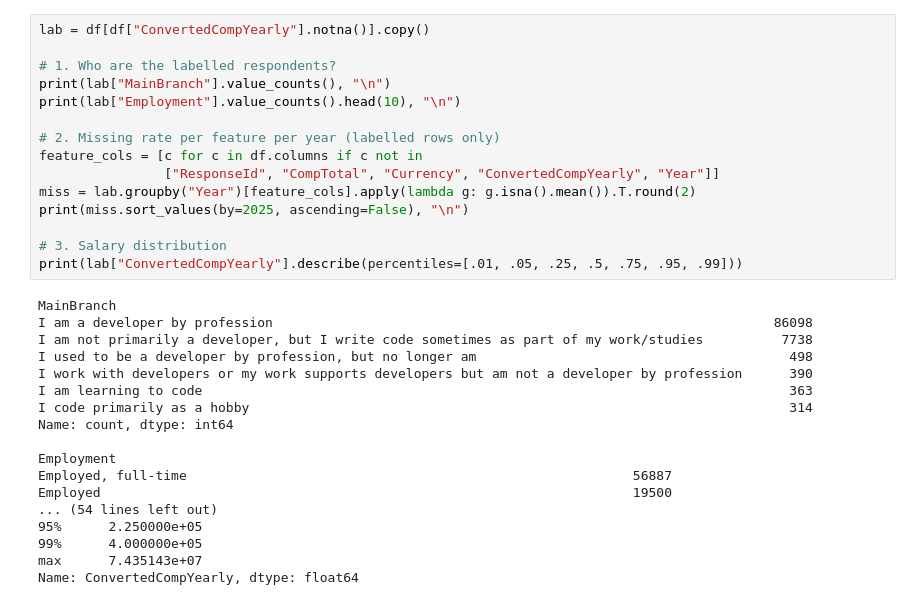
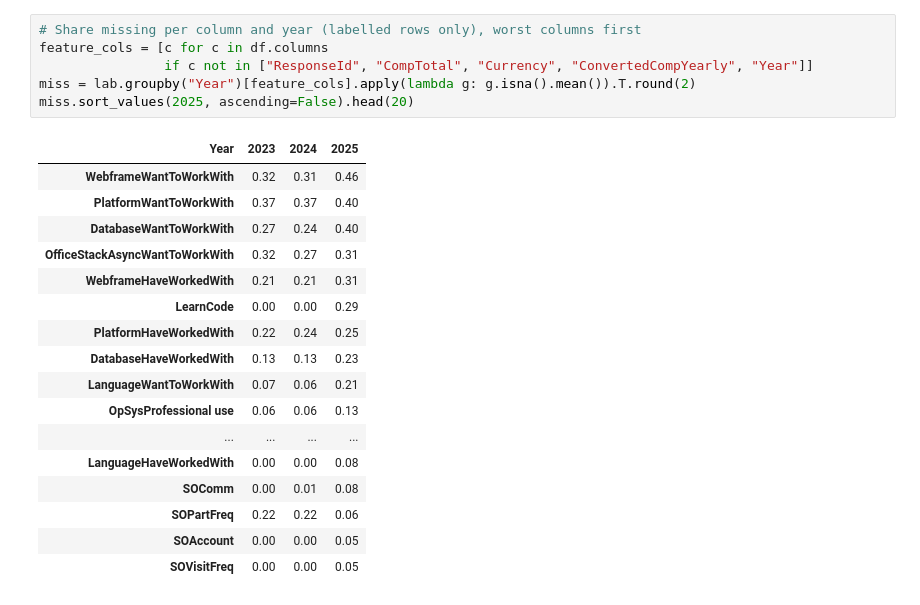
Before and after one commit to dusengepeggy/kodi-pay-summative, a Jupyter notebook: notebooks/01_main_analysis.ipynb, the cells around one changed output. Drawn from its saved outputs; the diff is of its cells as text.

```diff
--- a/notebooks/01_main_analysis.ipynb
+++ b/notebooks/01_main_analysis.ipynb
@@ -60,33 +113,24 @@ dtype: int64
 # %%
-lab = df[df["ConvertedCompYearly"].notna()].copy()
-
-# 1. Who are the labelled respondents?
-print(lab["MainBranch"].value_counts(), "\n")
-print(lab["Employment"].value_counts().head(10), "\n")
-
-# 2. Missing rate per feature per year (labelled rows only)
-feature_cols = [c for c in df.columns if c not in
-                ["ResponseId", "CompTotal", "Currency", "ConvertedCompYearly", "Year"]]
+# Share missing per column and year (labelled rows only), worst columns first
+feature_cols = [c for c in df.columns
+                if c not in ["ResponseId", "CompTotal", "Currency", "ConvertedCompYearly", "Year"]]
 miss = lab.groupby("Year")[feature_cols].apply(lambda g: g.isna().mean()).T.round(2)
-print(miss.sort_values(by=2025, ascending=False), "\n")
-
-# 3. Salary distribution
-print(lab["ConvertedCompYearly"].describe(percentiles=[.01, .05, .25, .5, .75, .95, .99]))
+miss.sort_values(2025, ascending=False).head(20)
 # %% [output]
-MainBranch
-I am a developer by profession                                                                86098
-I am not primarily a developer, but I write code sometimes as part of my work/studies          7738
-I used to be a developer by profession, but no longer am                                        498
-I work with developers or my work supports developers but am not a developer by profession      390
-I am learning to code                                                                           363
-I code primarily as a hobby                                                                     314
-Name: count, dtype: int64
-
-Employment
-Employed, full-time                                                         56887
-Employed                                                                    19500
-... (54 lines left out)
-95%      2.250000e+05
-99%      4.000000e+05
-max      7.435143e+07
-Name: ConvertedCompYearly, dtype: float64
+| Year | 2023 | 2024 | 2025 |
+| WebframeWantToWorkWith | 0.32 | 0.31 | 0.46 |
+| PlatformWantToWorkWith | 0.37 | 0.37 | 0.40 |
+| DatabaseWantToWorkWith | 0.27 | 0.24 | 0.40 |
+| OfficeStackAsyncWantToWorkWith | 0.32 | 0.27 | 0.31 |
+| WebframeHaveWorkedWith | 0.21 | 0.21 | 0.31 |
+| LearnCode | 0.00 | 0.00 | 0.29 |
+| PlatformHaveWorkedWith | 0.22 | 0.24 | 0.25 |
+| DatabaseHaveWorkedWith | 0.13 | 0.13 | 0.23 |
+| LanguageWantToWorkWith | 0.07 | 0.06 | 0.21 |
+| OpSysProfessional use | 0.06 | 0.06 | 0.13 |
+| ... | ... | ... | ... |
+| LanguageHaveWorkedWith | 0.00 | 0.00 | 0.08 |
+| SOComm | 0.00 | 0.01 | 0.08 |
+| SOPartFreq | 0.22 | 0.22 | 0.06 |
+| SOAccount | 0.00 | 0.00 | 0.05 |
+| SOVisitFreq | 0.00 | 0.00 | 0.05 |
```
Also changed, not shown: parts of 28 cells of this notebook, 2 other files.
